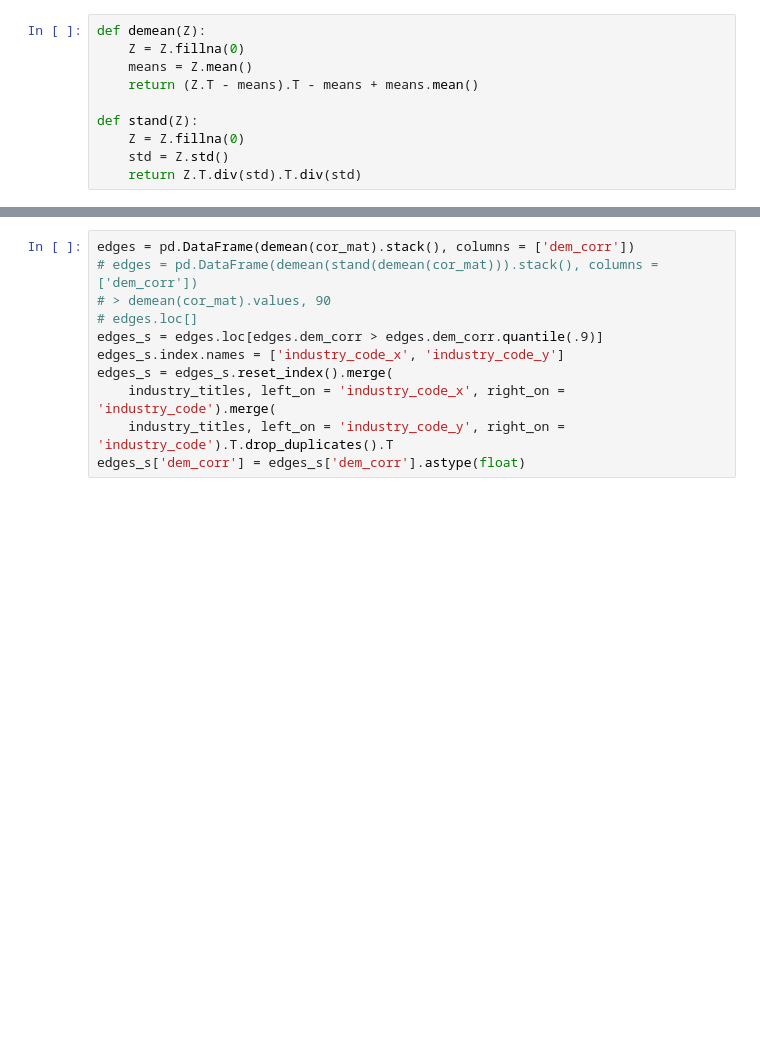
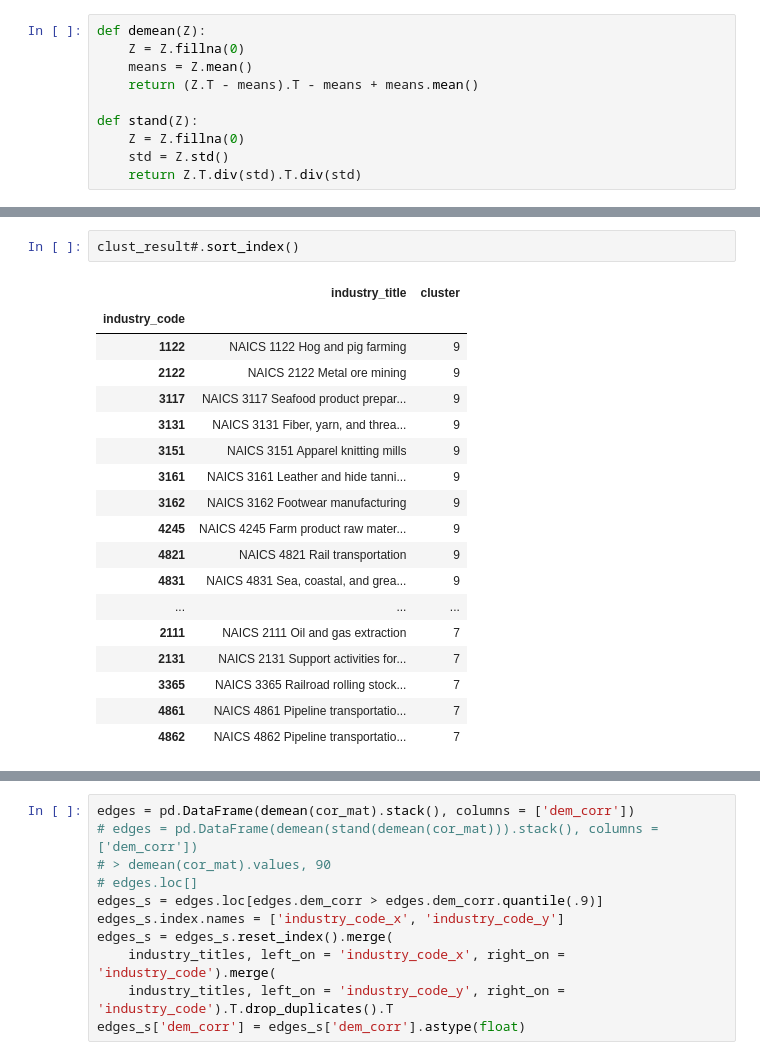
Before and after one commit to matuteiglesias/geo-correlation-structures, a Jupyter notebook: USA industries - Analysis.ipynb, the cells around one changed output, grey strips where cells are left out. Drawn from its saved outputs; the diff is of its cells as text; blank space fills up the shorter version.

```diff
--- a/USA industries - Analysis.ipynb
+++ b/USA industries - Analysis.ipynb
@@ -138,0 +206,21 @@ clust_result = pd.concat([clust_result, industry_titles.set_index('industry_code
+# %%
+clust_result#.sort_index()
+# %% [output]
+|  | industry_title | cluster |
+| industry_code |  |  |
+| 1122 | NAICS 1122 Hog and pig farming | 9 |
+| 2122 | NAICS 2122 Metal ore mining | 9 |
+| 3117 | NAICS 3117 Seafood product prepar... | 9 |
+| 3131 | NAICS 3131 Fiber, yarn, and threa... | 9 |
+| 3151 | NAICS 3151 Apparel knitting mills | 9 |
+| 3161 | NAICS 3161 Leather and hide tanni... | 9 |
+| 3162 | NAICS 3162 Footwear manufacturing | 9 |
+| 4245 | NAICS 4245 Farm product raw mater... | 9 |
+| 4821 | NAICS 4821 Rail transportation | 9 |
+| 4831 | NAICS 4831 Sea, coastal, and grea... | 9 |
+| ... | ... | ... |
+| 2111 | NAICS 2111 Oil and gas extraction | 7 |
+| 2131 | NAICS 2131 Support activities for... | 7 |
+| 3365 | NAICS 3365 Railroad rolling stock... | 7 |
+| 4861 | NAICS 4861 Pipeline transportatio... | 7 |
+| 4862 | NAICS 4862 Pipeline transportatio... | 7 |
```
Also changed, not shown: parts of 33 cells of this notebook, 12 other files.
